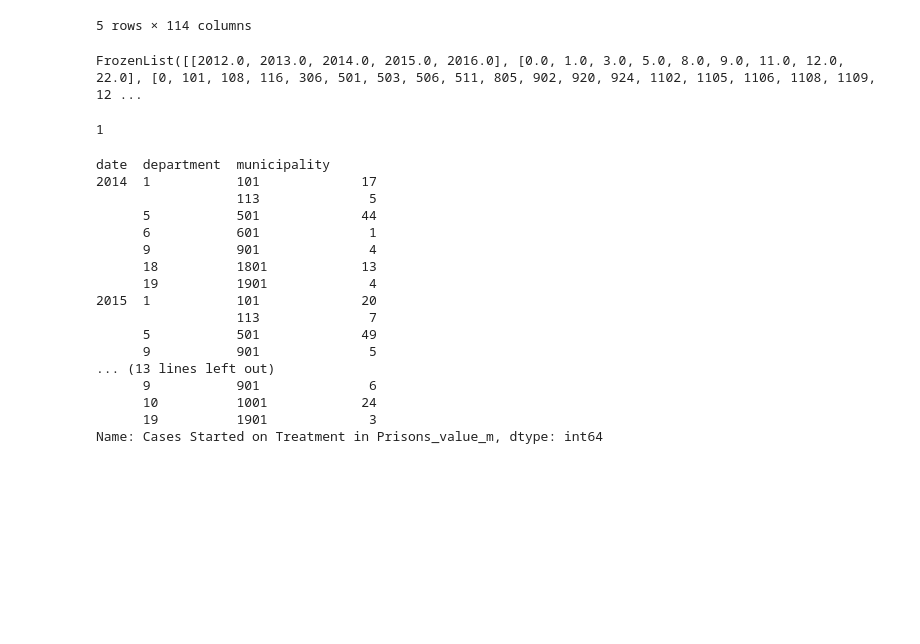
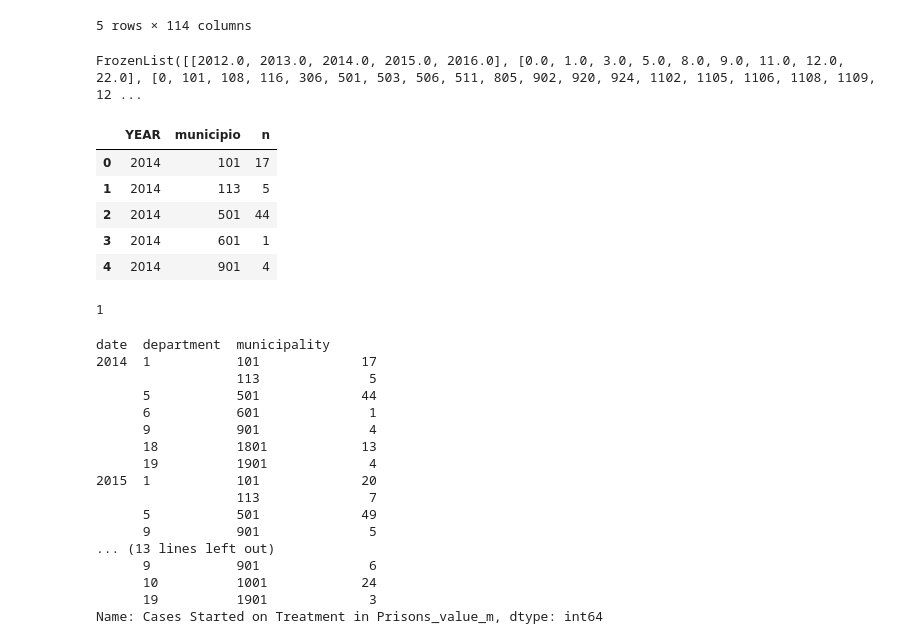
Before and after one commit to Guitlle/gf, a Jupyter notebook: impact_evaluation/gtm/pre_data_preparation.ipynb, the cells around one changed output. Cells and saved outputs as stored; diff of their text form; code cells hidden in the pictures; blank space fills up the shorter version.

```diff
--- a/impact_evaluation/gtm/pre_data_preparation.ipynb
+++ b/impact_evaluation/gtm/pre_data_preparation.ipynb
@@ -159,5 +159,14 @@ childipt = childipt.rename_axis(index={"Year": "date", "COD_MUNI": "municipality
 # %%
 # Cases Notified in Prisons_value
 pplcases = pd.read_csv("../../../Outcome Measurement Data/TUBERCULOSIS/Prisoners/PPL-conteos-2014-2017.csv", index_col=0)
+# %%
+pplcases.head()
+# %% [output]
+|  | YEAR | municipio | n |
+| 0 | 2014 | 101 | 17 |
+| 1 | 2014 | 113 | 5 |
+| 2 | 2014 | 501 | 44 |
+| 3 | 2014 | 601 | 1 |
+| 4 | 2014 | 901 | 4 |
 # %%
 pplcases = pplcases.assign(department = lambda x : np.floor(x.municipio/100))\
```
Also changed, not shown: parts of 21 cells of this notebook, 1 other file.
